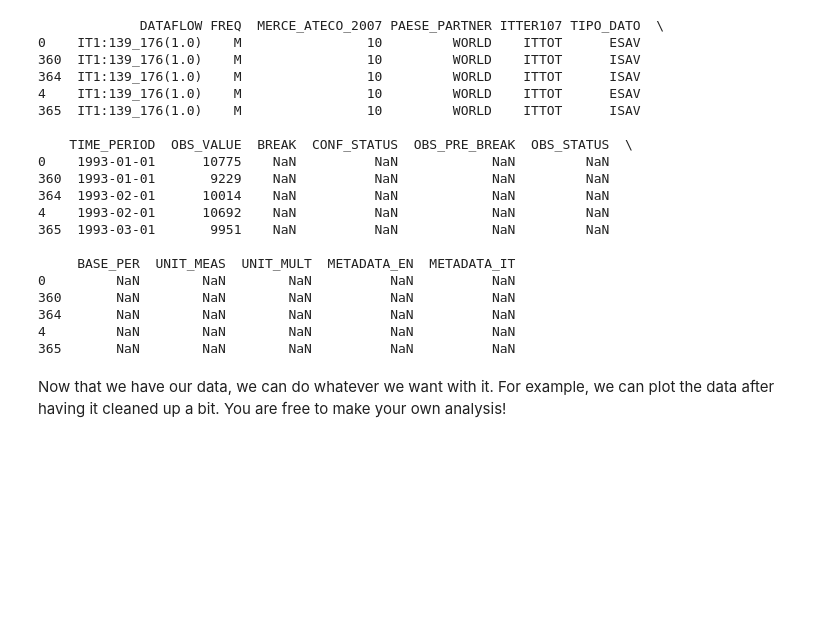
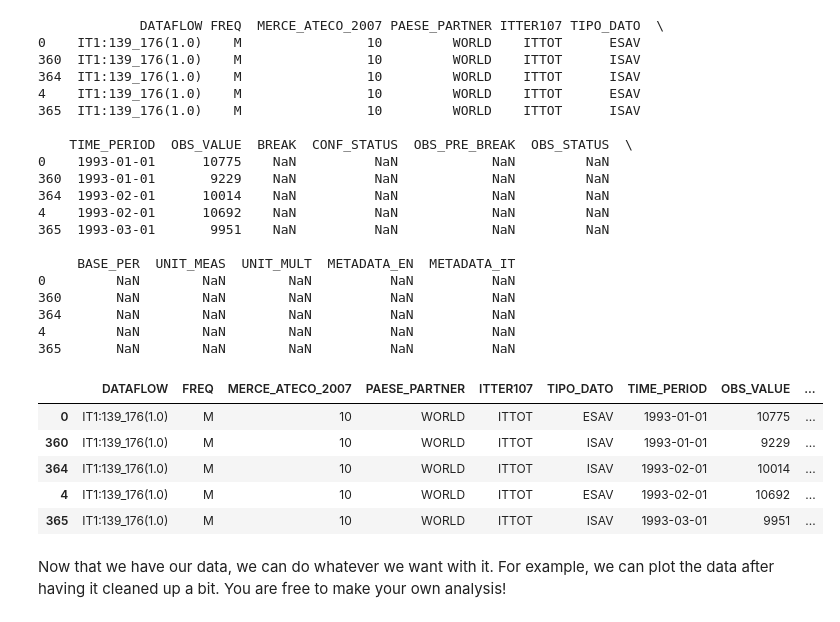
Before and after one commit to Attol8/istatapi, a Jupyter notebook: _proc/index.ipynb, the cells around one changed output. Drawn from its saved outputs; the diff is of its cells as text; code cells hidden in the pictures; blank space fills up the shorter version.

Commit message:
fix html rendering

```diff
--- a/_proc/index.ipynb
+++ b/_proc/index.ipynb
@@ -130,6 +178,17 @@ trade_df.head()
 364       NaN        NaN        NaN          NaN          NaN
 4         NaN        NaN        NaN          NaN          NaN
 365       NaN        NaN        NaN          NaN          NaN
+# %%
+#| echo: false
+from IPython.display import display, HTML
+display(HTML(trade_df.head().to_html()))
+# %% [output]
+|  | DATAFLOW | FREQ | MERCE_ATECO_2007 | PAESE_PARTNER | ITTER107 | TIPO_DATO | TIME_PERIOD | OBS_VALUE | ... |
+| 0 | IT1:139_176(1.0) | M | 10 | WORLD | ITTOT | ESAV | 1993-01-01 | 10775 | ... |
+| 360 | IT1:139_176(1.0) | M | 10 | WORLD | ITTOT | ISAV | 1993-01-01 | 9229 | ... |
+| 364 | IT1:139_176(1.0) | M | 10 | WORLD | ITTOT | ISAV | 1993-02-01 | 10014 | ... |
+| 4 | IT1:139_176(1.0) | M | 10 | WORLD | ITTOT | ESAV | 1993-02-01 | 10692 | ... |
+| 365 | IT1:139_176(1.0) | M | 10 | WORLD | ITTOT | ISAV | 1993-03-01 | 9951 | ... |
 # %% [markdown]
 Now that we have our data, we can do whatever we want with it. For example, we can plot the data after having it cleaned up a bit. You are free to make your own analysis!
 # %%
```
Also changed, not shown: parts of 12 cells of this notebook, 3 other files.
